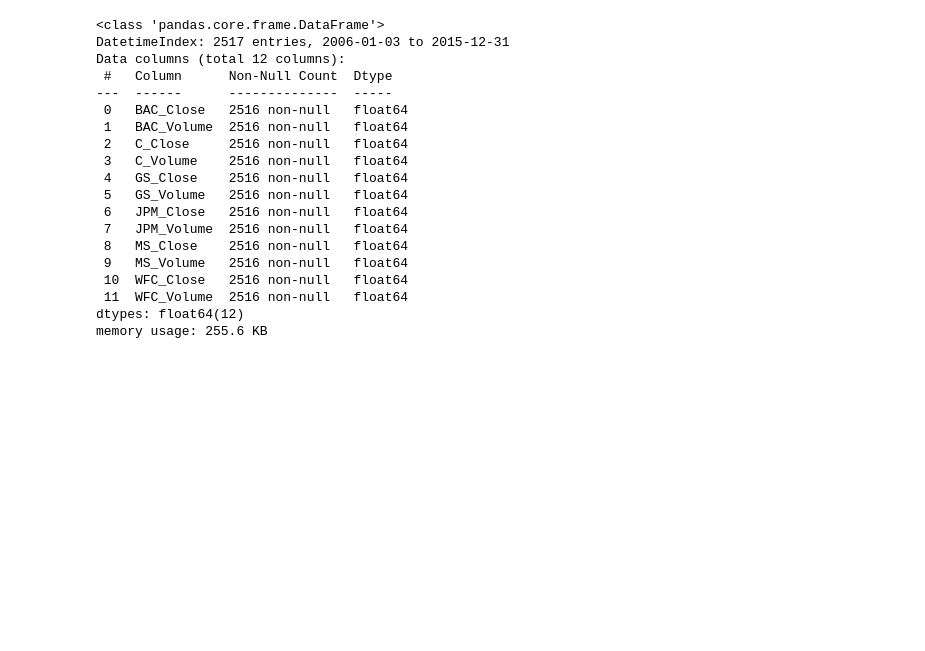
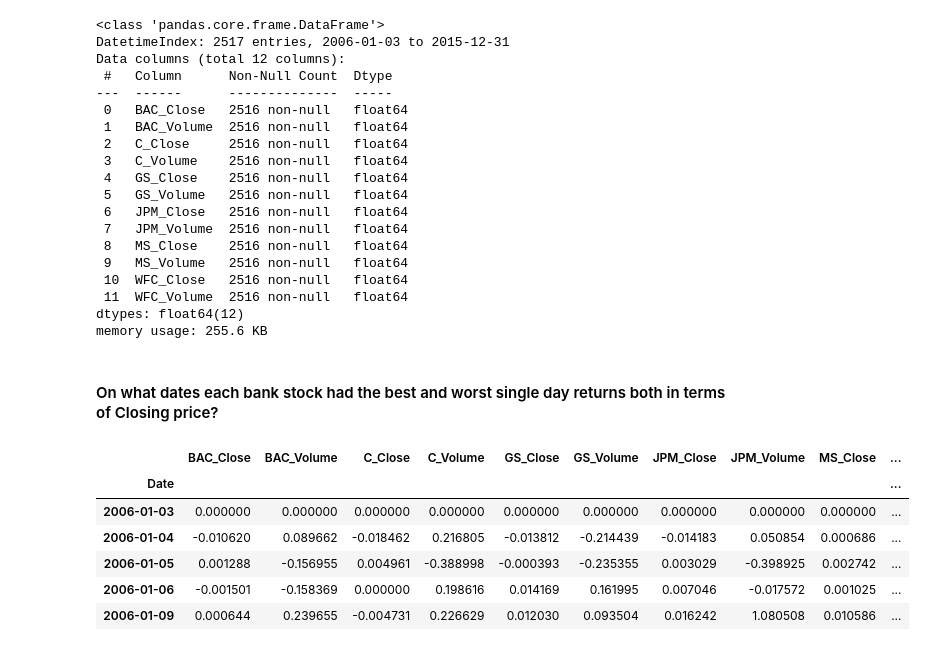
Before and after one commit to MeetPatel89/stocks_analysis, a Jupyter notebook: notebook.ipynb, the cells around one changed output. Drawn from its saved outputs; the diff is of its cells as text; code cells hidden in the pictures; blank space fills up the shorter version.

```diff
--- a/notebook.ipynb
+++ b/notebook.ipynb
@@ -333,3 +333,15 @@ insert_records(conn_odbc(), read_contents(rf"{ROOT_DIR}/sql/bank_returns_insert.
 # %%
 # execute dml statement for bank returns date to update returns for start date as null
 update_records(conn_odbc(), read_contents(rf"{ROOT_DIR}/sql/bank_returns_dml.sql"))
+# %% [markdown]
+#### On what dates each bank stock had the best and worst single day returns both in terms of Closing price?
+# %%
+returns.head()
+# %% [output]
+|  | BAC_Close | BAC_Volume | C_Close | C_Volume | GS_Close | GS_Volume | JPM_Close | JPM_Volume | MS_Close | ... |
+| Date |  |  |  |  |  |  |  |  |  | ... |
+| 2006-01-03 | 0.000000 | 0.000000 | 0.000000 | 0.000000 | 0.000000 | 0.000000 | 0.000000 | 0.000000 | 0.000000 | ... |
+| 2006-01-04 | -0.010620 | 0.089662 | -0.018462 | 0.216805 | -0.013812 | -0.214439 | -0.014183 | 0.050854 | 0.000686 | ... |
+| 2006-01-05 | 0.001288 | -0.156955 | 0.004961 | -0.388998 | -0.000393 | -0.235355 | 0.003029 | -0.398925 | 0.002742 | ... |
+| 2006-01-06 | -0.001501 | -0.158369 | 0.000000 | 0.198616 | 0.014169 | 0.161995 | 0.007046 | -0.017572 | 0.001025 | ... |
+| 2006-01-09 | 0.000644 | 0.239655 | -0.004731 | 0.226629 | 0.012030 | 0.093504 | 0.016242 | 1.080508 | 0.010586 | ... |
```
Also changed, not shown: parts of 14 cells of this notebook.
